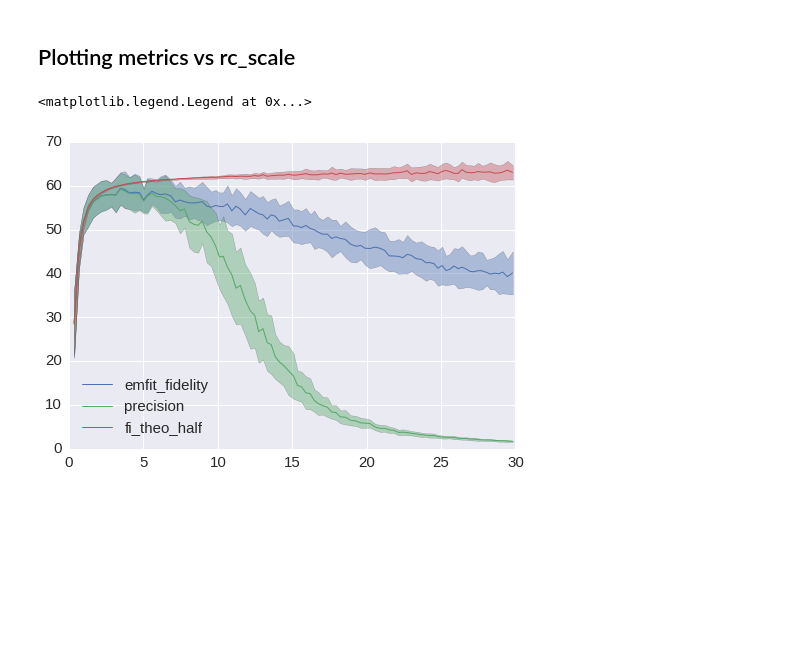
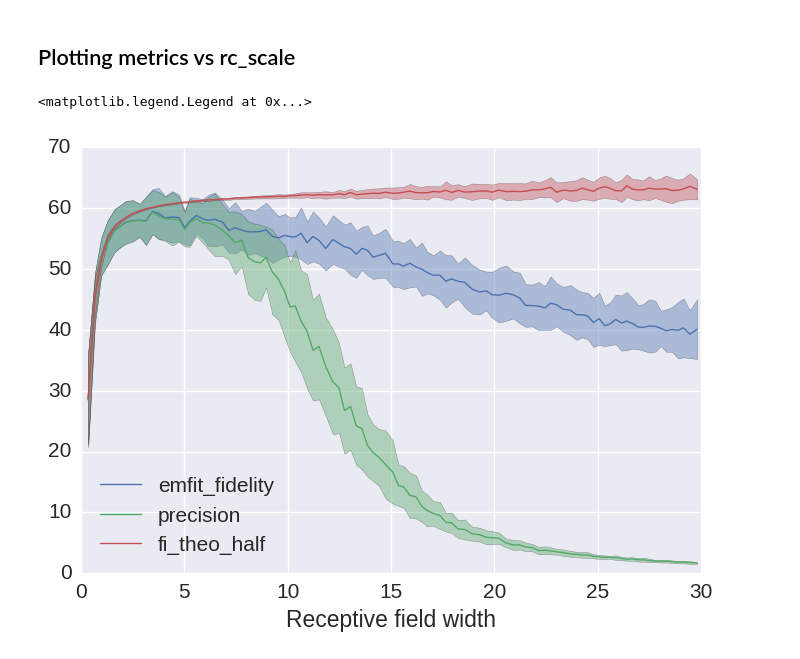
Before and after one commit to Azhag/Bayesian-visual-working-memory, a Jupyter notebook: Experiments/fisherinfo_new_2016/notebook_fisher_random_large_3try_220117.ipynb, the cells around one changed output. Drawn from its saved outputs; the diff is of its cells as text; code cells hidden in the pictures; blank space fills up the shorter version.

```diff
--- a/Experiments/fisherinfo_new_2016/notebook_fisher_random_large_3try_220117.ipynb
+++ b/Experiments/fisherinfo_new_2016/notebook_fisher_random_large_3try_220117.ipynb
@@ -267,11 +268,12 @@ df_quantized['fi_theo_half'] = df_quantized['fi_theo']/2
 # %%
 ax = plot_mean_std_df(df_quantized, 'rc_scale', 'emfit_fidelity', param_qbins_middle)
 ax = plot_mean_std_df(df_quantized, 'rc_scale', 'precision', param_qbins_middle, ax=ax)
 ax = plot_mean_std_df(df_quantized, 'rc_scale', 'fi_theo_half', param_qbins_middle, ax=ax)
+ax.set_xlabel("Receptive field width")
 plt.legend(loc='best')
 # %% [output]
 <matplotlib.legend.Legend at 0x...>
-[figure, old version]
+[figure, new version]
 # %%
 ax = plot_mean_std_df(df_quantized, 'rc_scale', 'emfit_stddev', param_qbins_middle)
 ax = plot_mean_std_df(df_quantized, 'rc_scale', 'precision_stddev', param_qbins_middle, ax=ax)
```
Also changed, not shown: parts of 3 cells of this notebook, 4 other files.
